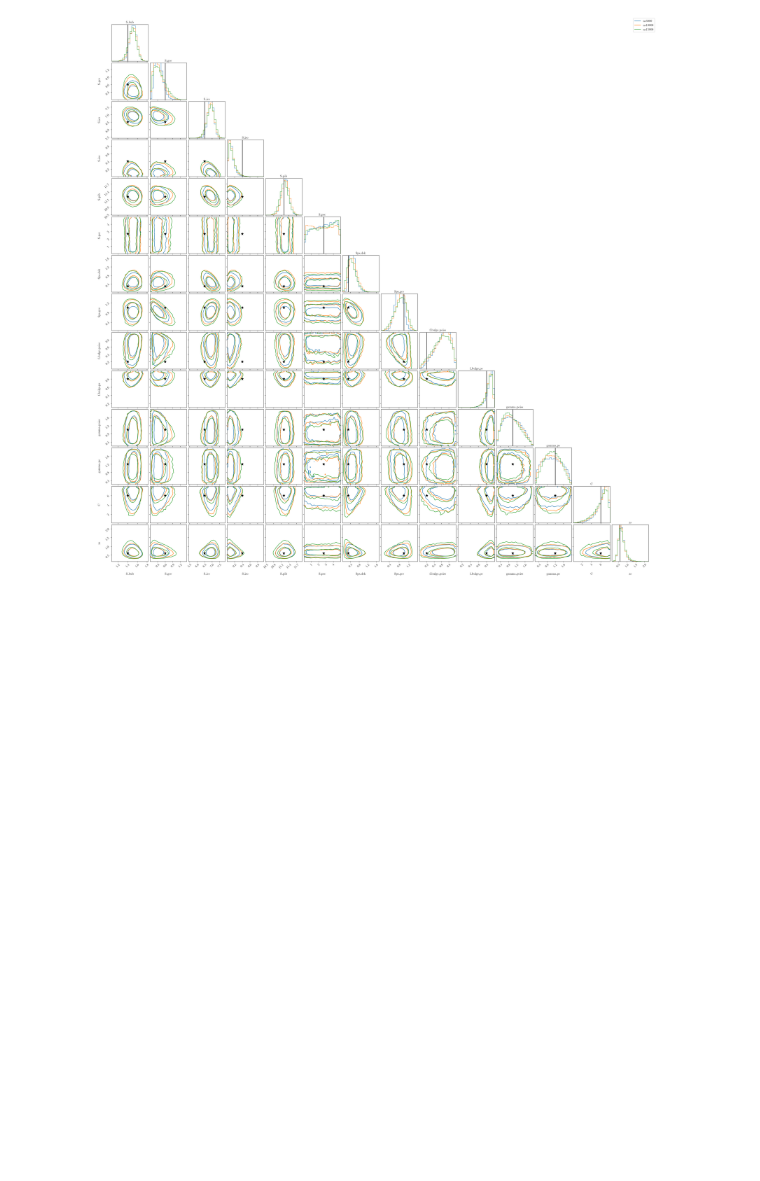
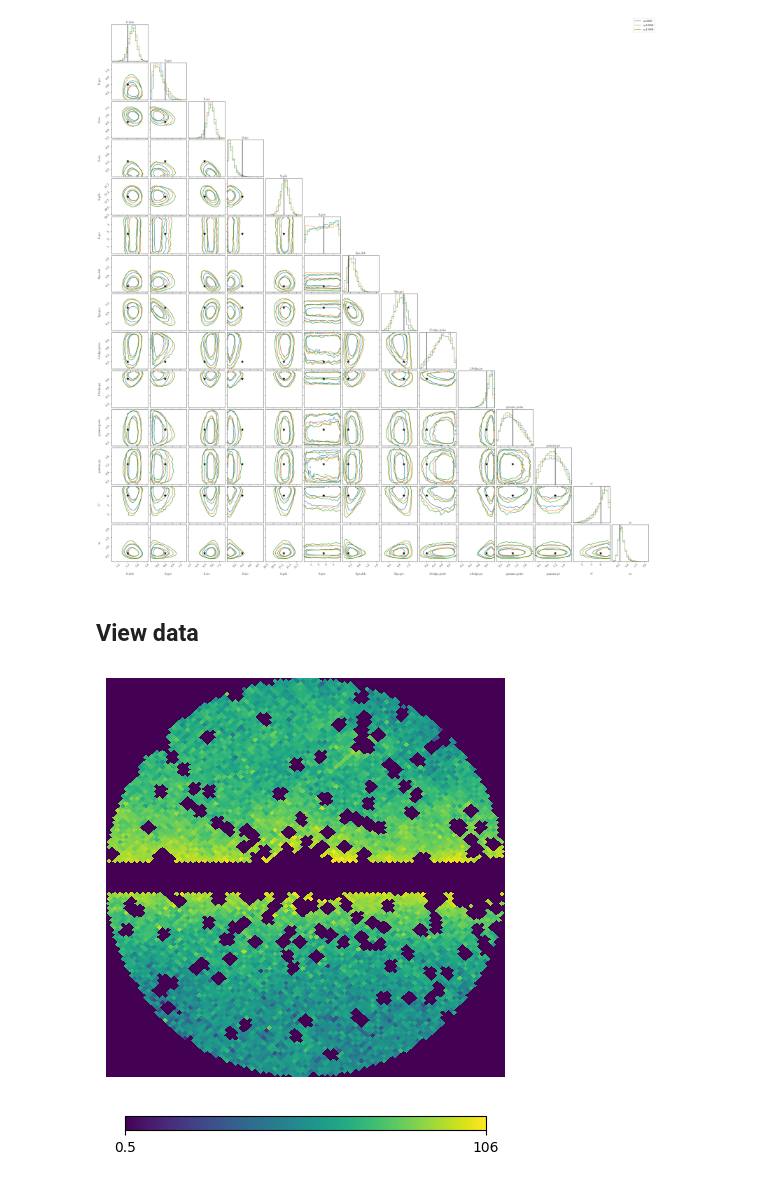
Before and after one commit to smsharma/fermi-prob-prog, a Jupyter notebook: production/1.ipynb, the cells around one changed output. Drawn from its saved outputs; the diff is of its cells as text; code cells hidden in the pictures; blank space fills up the shorter version.

```diff
--- a/production/1.ipynb
+++ b/production/1.ipynb
@@ -350,3 +350,5 @@ labels_dict = {'svi' : 'SVI'}
 multi_corner(s_in, labels, point_est=t_in, colors_dict=colors_dict, labels_dict=labels_dict)
 # %% [output]
 [figure]
+# %% [markdown]
+## View data
@@ -352,0 +358,10 @@ multi_corner(s_in, labels, point_est=t_in, colors_dict=colors_dict, labels_dict=
+# %%
+d = np.load("../outputs/simulations/sim_truth_deltapsf_n30.npy")
+m = np.load("mask_norm.npy")
+# %%
+dfull = np.zeros(hp.nside2npix(128))
+dfull[~m] = d[0]
+# %%
+hp.cartview(np.clip(dfull, 0.5, None), lonra=[-25, 25], latra=[-25, 25], title='', norm='log')
+# %% [output]
+[figure, added]
```
Also changed, not shown: parts of 3 cells of this notebook, 2 other files.
